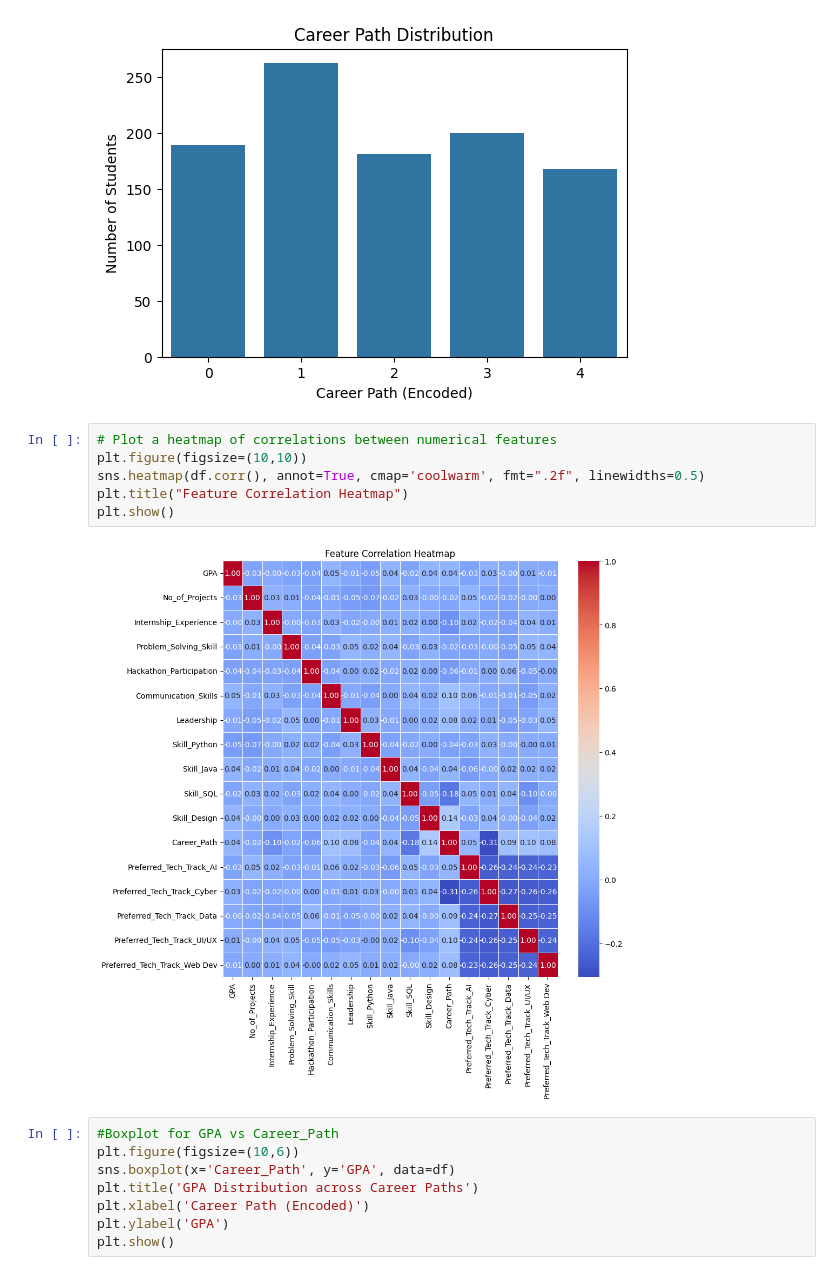
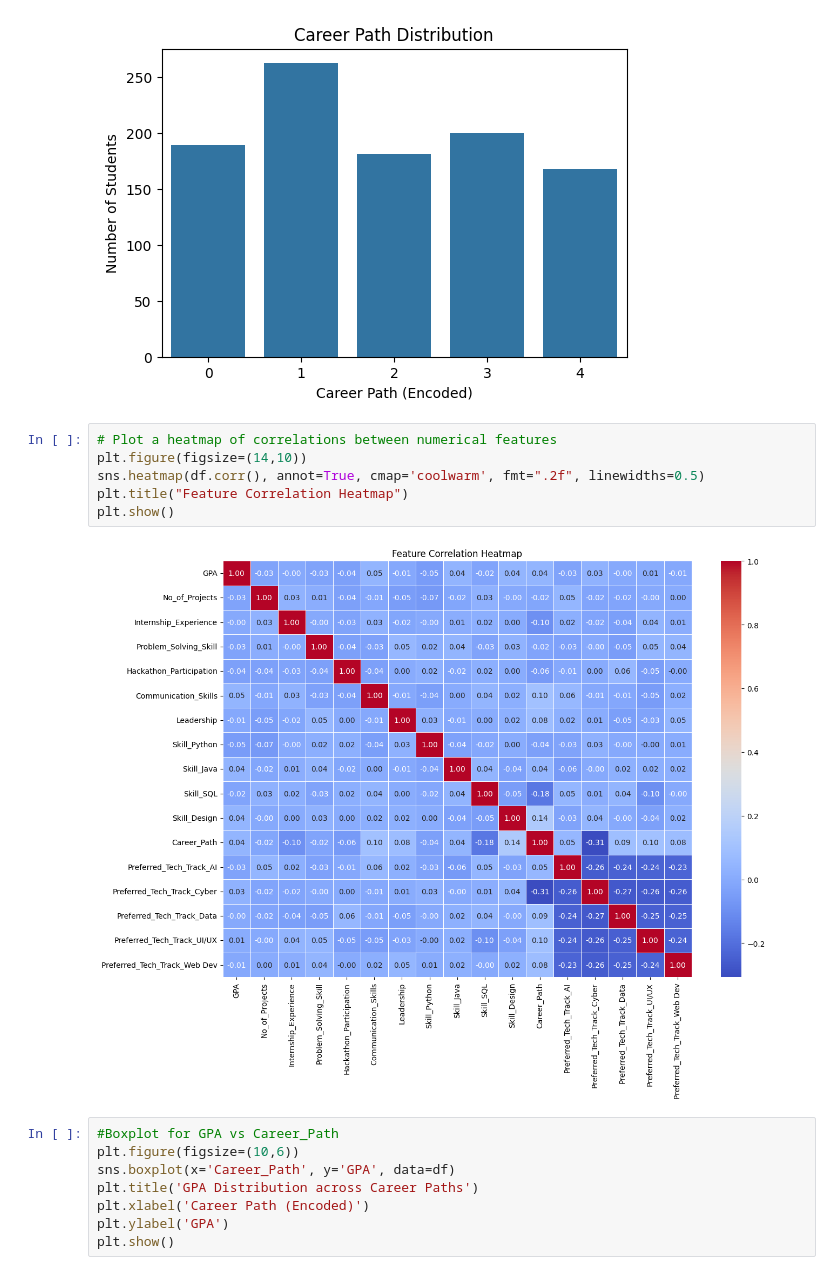
Before and after one commit to Meghana303/Career_Path_Prediction, a Jupyter notebook: main.ipynb, the cells around one changed output. Saved outputs shown, nothing was run; the diff lists cells and outputs as text.

```diff
--- a/main.ipynb
+++ b/main.ipynb
@@ -137,12 +153,12 @@ plt.show()
 [figure]
 # %%
 # Plot a heatmap of correlations between numerical features
-plt.figure(figsize=(10,10))
+plt.figure(figsize=(14,10))
 sns.heatmap(df.corr(), annot=True, cmap='coolwarm', fmt=".2f", linewidths=0.5)
 plt.title("Feature Correlation Heatmap")
 plt.show()
 # %% [output]
-[figure, old version]
+[figure, new version]
 # %%
 #Boxplot for GPA vs Career_Path
 plt.figure(figsize=(10,6))
```
Also changed, not shown: parts of 5 cells of this notebook, 5 other files.
